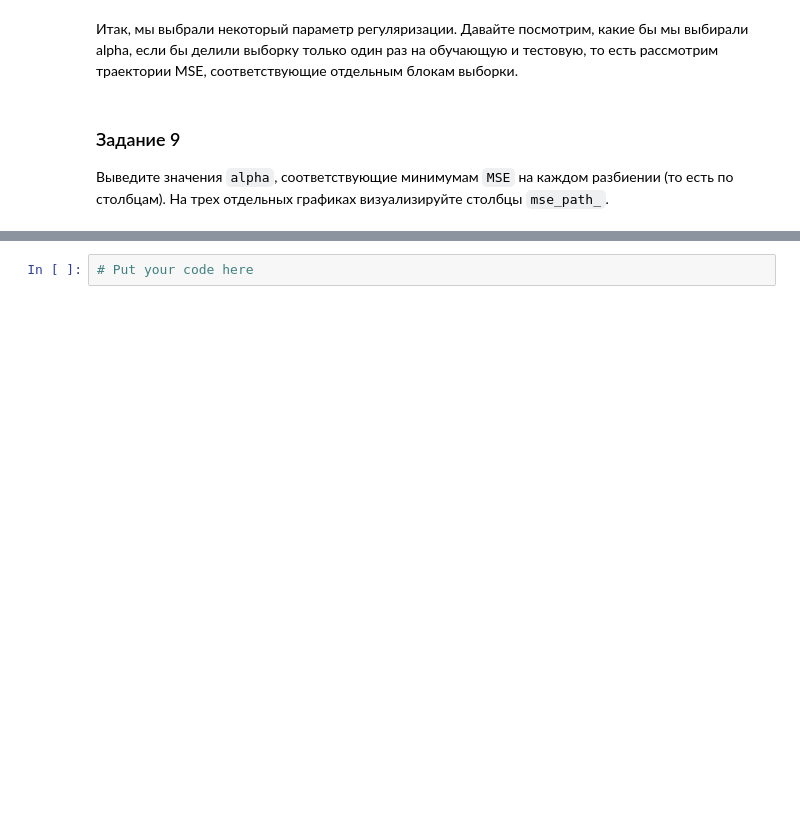
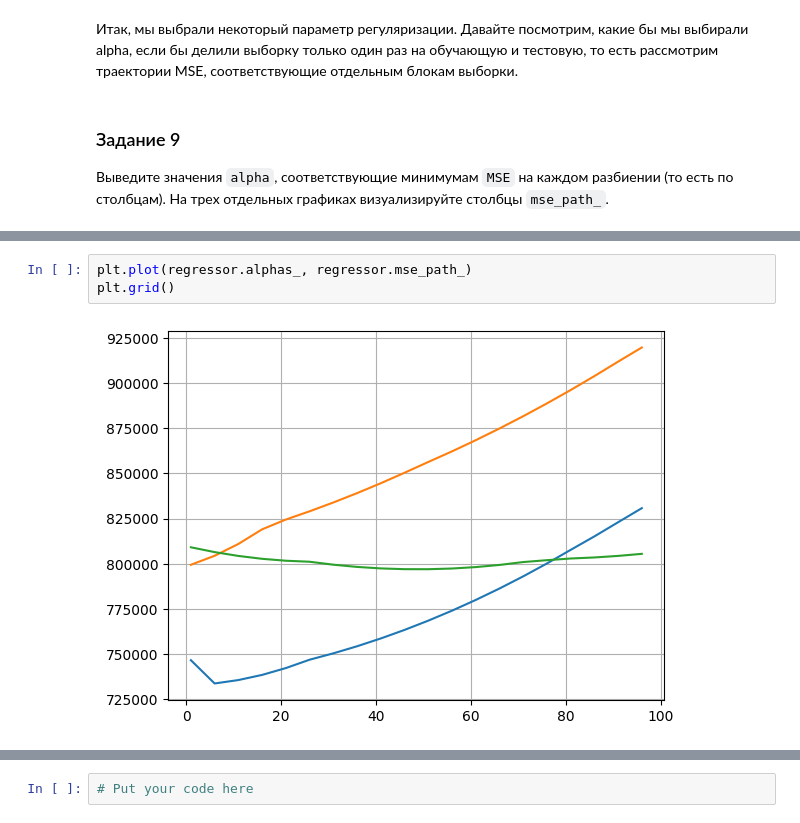
Before and after one commit to alex-kondr/Data_Science_HW_4, a Jupyter notebook: HW_4.ipynb, the cells around one changed output, grey strips where cells are left out. Drawn from its saved outputs; the diff is of its cells as text; blank space fills up the shorter version.

```diff
--- a/HW_4.ipynb
+++ b/HW_4.ipynb
@@ -518,3 +548,8 @@ array([[825114.88963181, 859945.00282902],
+# %%
+plt.plot(regressor.alphas_, regressor.mse_path_)
+plt.grid()
+# %% [output]
+[figure, added]
 # %%
 for alpha, mse in zip(regressor.alphas_, regressor.mse_path_):
   print(f"Alpha = {alpha}, MSE = {mse.min()}")
```
Also changed, not shown: parts of 7 cells of this notebook.
